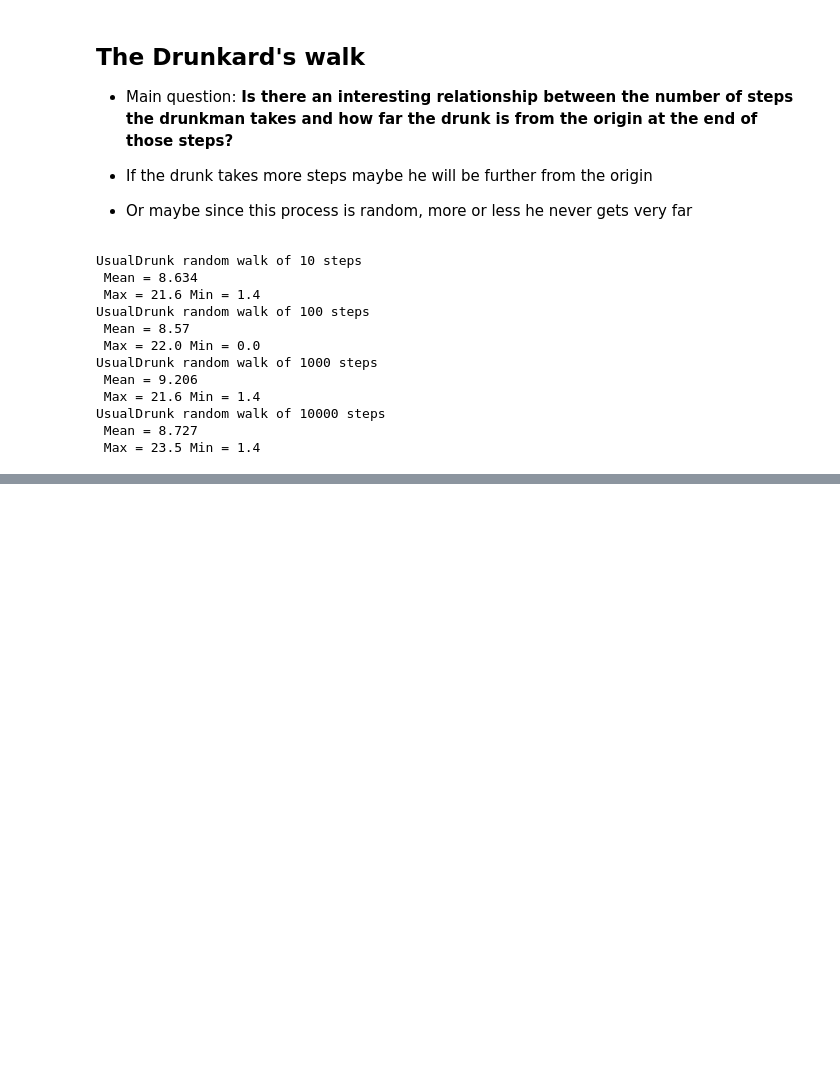
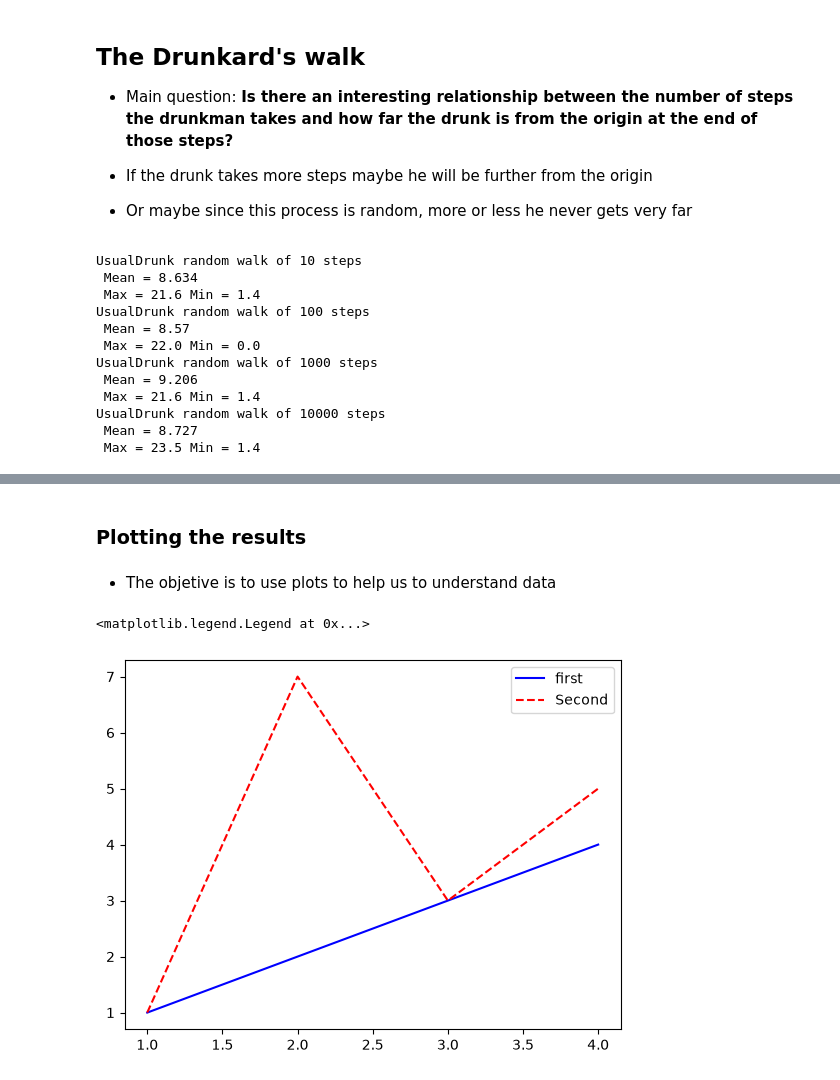
Before and after one commit to FerCorcuera/mit-datascience-6.0002, a Jupyter notebook: notes/5_Random_walks.ipynb, the cells around one changed output, grey strips where cells are left out. Drawn from its saved outputs; the diff is of its cells as text; code cells hidden in the pictures; blank space fills up the shorter version.

```diff
--- a/notes/5_Random_walks.ipynb
+++ b/notes/5_Random_walks.ipynb
@@ -196,0 +355,4 @@ UsualDrunk random walk of 10000 steps
+# %% [markdown]
+### Plotting the results
+# %% [markdown]
+- The objetive is to use plots to help us to understand data
@@ -196,0 +361,10 @@ UsualDrunk random walk of 10000 steps
+# %%
+xVals = [1, 2, 3, 4]
+yVals1 = [1, 2, 3, 4]
+pylab.plot(xVals, yVals1, "b-", label="first")
+yVals2 = [1, 7, 3, 5]
+pylab.plot(xVals, yVals2, "r--", label="Second")
+pylab.legend()
+# %% [output]
+<matplotlib.legend.Legend at 0x...>
+[figure, added]
```
Also changed, not shown: parts of 35 cells of this notebook, 2 other files.
